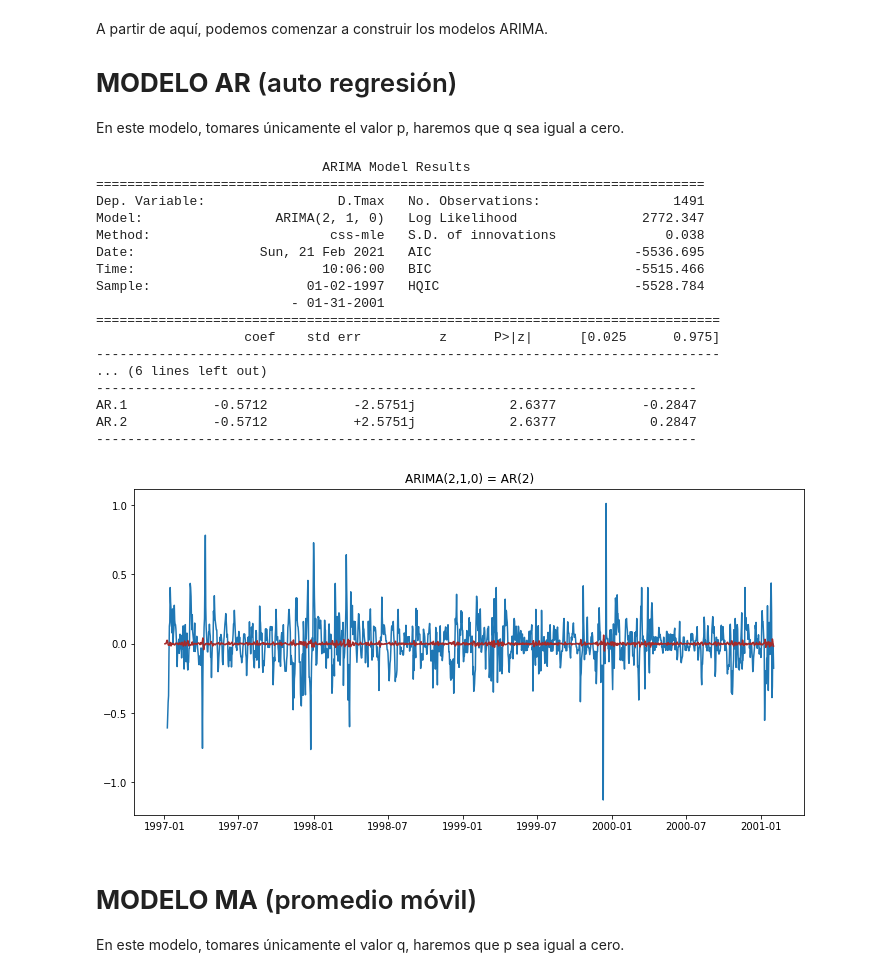
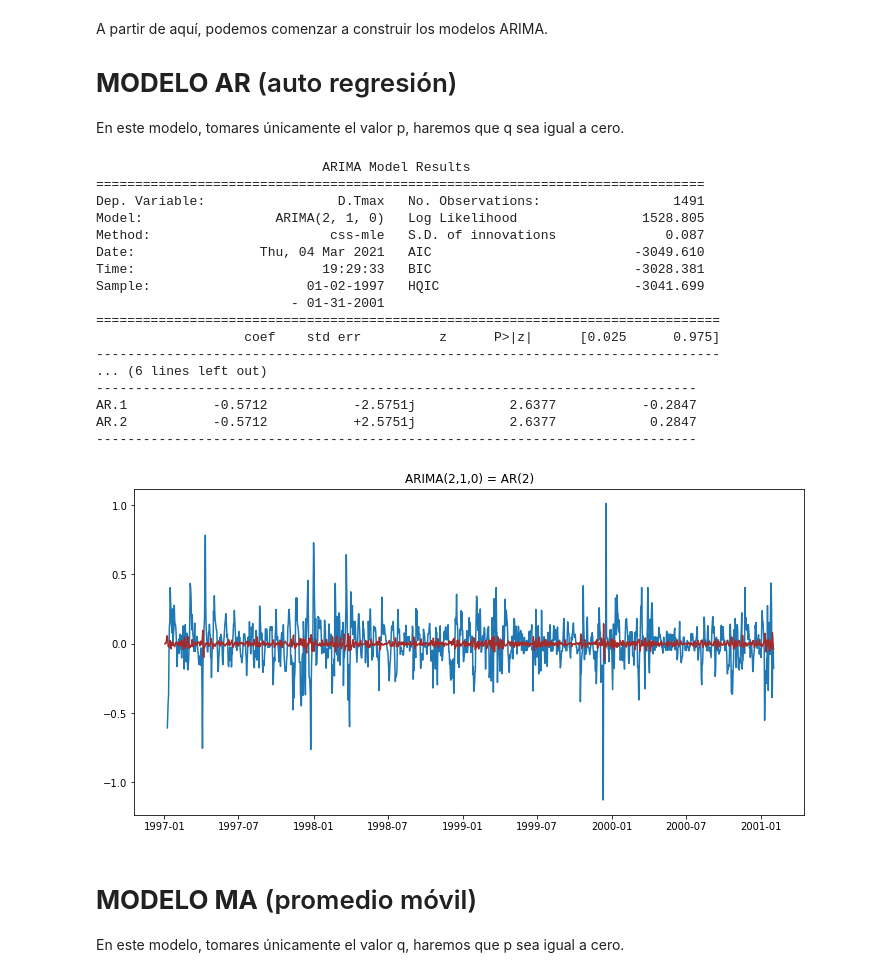
Before and after one commit to HumbertoMezaRuiz/Computacional1, a Jupyter notebook: Actividad6/Actividad6.ipynb, the cells around one changed output. Saved outputs shown, nothing was run; the diff lists cells and outputs as text; code cells hidden in the pictures.

```diff
--- a/Actividad6/Actividad6.ipynb
+++ b/Actividad6/Actividad6.ipynb
@@ -140,7 +142,7 @@ Name: Tmax, dtype: float64
 # %%
 # Definimos la Serie de Tiempo con Tmax que vamos a estudiar
 
-Periodo_prueba = ts_30años['Tmax'].copy()
+Periodo_prueba = Periodo_prueba['Tmax'].copy()
 # %%
 # Realizamos la Prueba de Estacionaridad de Tmax
 test_stationarity(Periodo_prueba)
@@ -341,31 +343,31 @@ A partir de aquí, podemos comenzar a construir los modelos ARIMA.
 # **MODELO AR** (auto regresión)
 En este modelo, tomares únicamente el valor p, haremos que q sea igual a cero.
 # %%
-model = ARIMA(ts_test_log, order=(2,1,0), missing='drop')
+model = ARIMA(Periodo_prueba_ln, order=(2,1,0), missing='drop')
 results_AR = model.fit(displ=-1)
 plt.plot(Periodo_prueba_ln_diff)
 plt.plot(results_AR.fittedvalues, color='brown')
 plt.title('ARIMA(2,1,0) = AR(2)')
 print(results_AR.summary())
 # %% [output]
                              ARIMA Model Results
 ==============================================================================
 Dep. Variable:                 D.Tmax   No. Observations:                 1491
-Model:                 ARIMA(2, 1, 0)   Log Likelihood                2772.347
-Method:                       css-mle   S.D. of innovations              0.038
-Date:                Sun, 21 Feb 2021   AIC                          -5536.695
-Time:                        10:06:00   BIC                          -5515.466
-Sample:                    01-02-1997   HQIC                         -5528.784
+Model:                 ARIMA(2, 1, 0)   Log Likelihood                1528.805
+Method:                       css-mle   S.D. of innovations              0.087
+Date:                Thu, 04 Mar 2021   AIC                          -3049.610
+Time:                        19:29:33   BIC                          -3028.381
+Sample:                    01-02-1997   HQIC                         -3041.699
                          - 01-31-2001
 ================================================================================
                    coef    std err          z      P>|z|      [0.025      0.975]
 --------------------------------------------------------------------------------
 ... (6 lines left out)
 -----------------------------------------------------------------------------
 AR.1           -0.5712           -2.5751j            2.6377           -0.2847
 AR.2           -0.5712           +2.5751j            2.6377            0.2847
 -----------------------------------------------------------------------------
-[figure, old version]
+[figure, new version]
 # %% [markdown]
 # **MODELO MA** (promedio móvil)
 En este modelo, tomares únicamente el valor q, haremos que p sea igual a cero.
```
Also changed, not shown: parts of 8 cells of this notebook.
